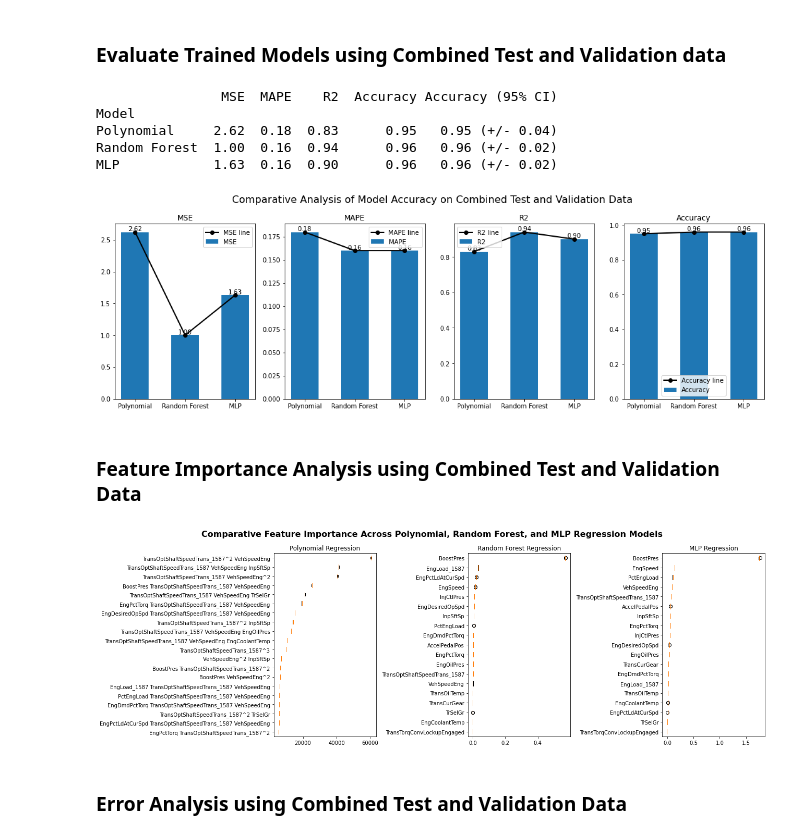
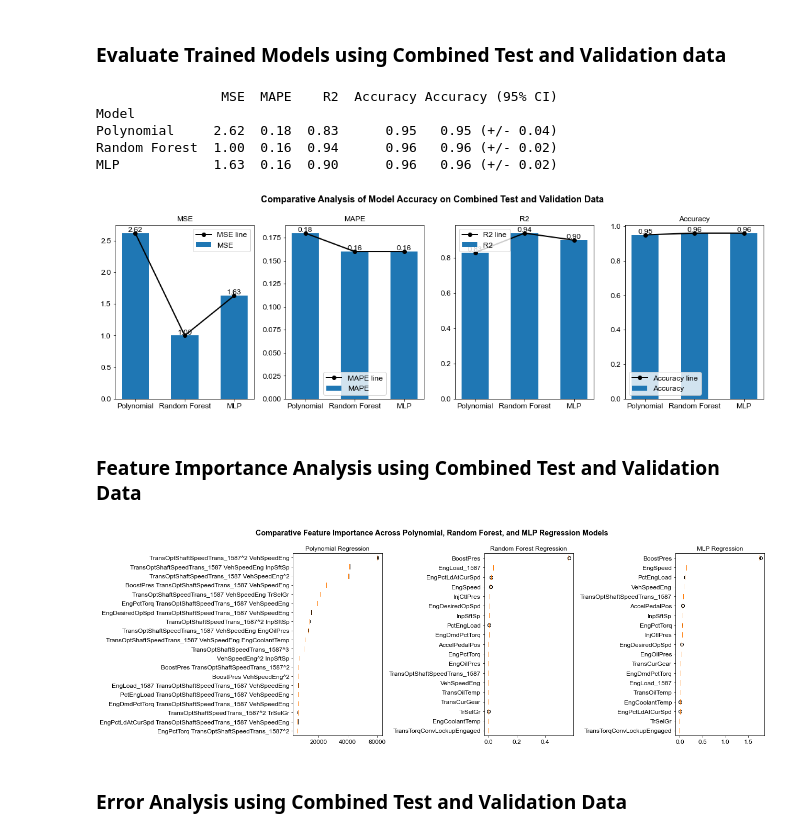
Before and after one commit to gugaumich/Diesel_Truck, a Jupyter notebook: Supervised_Learning_last_version.ipynb, the cells around one changed output. Cells and saved outputs as stored; diff of their text form; code cells hidden in the pictures.

```diff
--- a/Supervised_Learning_last_version.ipynb
+++ b/Supervised_Learning_last_version.ipynb
@@ -275,7 +275,7 @@ index = np.arange(len(models))
 bar_width = 0.55
 
 fig, ax = plt.subplots(1, len(metrics), figsize=(15, 5))
-fig.suptitle('Comparative Analysis of Model Accuracy on Test Data', fontsize=16)
+fig.suptitle('Comparative Analysis of Model Accuracy on Test Data', fontweight='bold')
 
 for i, metric in enumerate(metrics):
     model_scores = results_df[metric].values
@@ -286,13 +286,14 @@ for i, metric in enumerate(metrics):
     for j, value in enumerate(model_scores):
         ax[i].text(index[j], value, f'{value:.2f}', ha='center', va='bottom')
 
-    ax[i].set_title(metric)
+    ax[i].set_title(metric, fontsize=12, fontfamily='Arial')
     ax[i].set_xticks(index)
     # ax[i].set_xticklabels(models, rotation=45)
     ax[i].set_xticklabels(models)
     ax[i].legend()
 
 plt.tight_layout()
+plt.rc('font', family='Arial', size=12)
 plt.show()
 # %% [output]
                 MSE  MAPE    R2  Accuracy Accuracy (95% CI)
@@ -304,31 +305,26 @@ MLP            0.52  0.15  0.97      0.96   0.96 (+/- 0.02)
 # %% [markdown]
 ### Sensitivity Analysis for Random Forest
 # %%
-param_grid = {'n_estimators': [10, 50, 100, 200, 300]}
+param_grid = {'n_estimators': [10, 20, 30, 50, 100, 200, 300]}
 cv_fold = 5
 scoring = 'neg_mean_squared_error'
-
 
 ave_scores = []
 
 for n_estimator in param_grid['n_estimators']:
-
     rf = RandomForestRegressor(random_state=42, n_estimators=n_estimator)
-
     grid_search = GridSearchCV(estimator=rf, param_grid={}, cv=cv_fold, scoring=scoring, n_jobs=-1, verbose=2)
     grid_search.fit(X_train_scaled, y_train)
-
     ave_score = np.mean(grid_search.cv_results_['mean_test_score'])
     ave_scores.append(ave_score)
-
 print(ave_scores)
 
-# Plot the results
 plt.plot(param_grid['n_estimators'], ave_scores, marker='o')
 plt.xlabel('Number of Estimators')
 plt.ylabel('Average ' + scoring)
-plt.title('Sensitivity Analysis for Random Forest Model based on Number of Estimators ')
+plt.title('Sensitivity Analysis for Random Forest based on Number of Estimators', fontweight='bold')
 plt.grid(True)
+plt.rc('font', family='Arial', size=12)
 plt.show()
 # %% [output]
 Fitting 5 folds for each of 1 candidates, totalling 5 fits
@@ -391,7 +389,7 @@ index = np.arange(len(models))
 bar_width = 0.55
 
 fig, ax = plt.subplots(1, len(metrics), figsize=(15, 5))
-fig.suptitle('Comparative Analysis of Model Accuracy on Combined Test and Validation Data', fontsize=16)
+fig.suptitle('Comparative Analysis of Model Accuracy on Combined Test and Validation Data',fontweight='bold')
 
 for i, metric in enumerate(metrics):
     model_scores = results_df[metric].values
@@ -402,13 +400,14 @@ for i, metric in enumerate(metrics):
     for j, value in enumerate(model_scores):
         ax[i].text(index[j], value, f'{value:.2f}', ha='center', va='bottom')
 
-    ax[i].set_title(metric)
+    ax[i].set_title(metric, fontsize=12, fontfamily='Arial')
     ax[i].set_xticks(index)
     # ax[i].set_xticklabels(models, rotation=45)
     ax[i].set_xticklabels(models)
     ax[i].legend()
 
 plt.tight_layout()
+plt.rc('font', family='Arial', size=12)
 plt.show()
 # %% [output]
                 MSE  MAPE    R2  Accuracy Accuracy (95% CI)
@@ -416,7 +415,7 @@ Model
 Polynomial     2.62  0.18  0.83      0.95   0.95 (+/- 0.04)
 Random Forest  1.00  0.16  0.94      0.96   0.96 (+/- 0.02)
 MLP            1.63  0.16  0.90      0.96   0.96 (+/- 0.02)
-[figure, old version]
+[figure, new version]
 # %% [markdown]
 ### Feature Importance Analysis using Combined Test and Validation Data
 # %%
@@ -430,36 +429,38 @@ def plot_permutation_importance(model, X, y, ax, feature_names, title, top_n_fea
     results = permutation_importance(model, X, y, n_repeats=10, random_state=42, n_jobs=-1)
 
     # Sort the features by importance
     sorted_idx = results.importances_mean.argsort()
     if top_n_features > len(sorted_idx):
         top_n_features = len(sorted_idx)
     sorted_idx_top = sorted_idx[-top_n_features:]
 
     sorted_feature_names = [feature_names[i] for i in sorted_idx_top] if feature_names is not None else sorted_idx_top
 
     ax.boxplot(results.importances[sorted_idx_top].T, vert=False, labels=sorted_feature_names)
-    ax.set_title(title)
+    ax.set_title(title, fontsize=12, fontfamily='Arial')
 
 fig, axs = plt.subplots(1, 3, figsize=(18, 6))
-fig.suptitle('Comparative Feature Importance Across Polynomial, Random Forest, and MLP Regression Models', fontsize=16, fontweight='bold')
+fig.suptitle('Comparative Feature Importance Across Polynomial, Random Forest, and MLP Regression Models',
+             fontweight='bold')
 
 feature_names = X_combined.columns
 # feature_names_poly = poly_features.get_feature_names_out(input_features=X_val.columns)
 try:
     feature_names_poly = poly_features.get_feature_names_out(input_features=X_combined.columns)
 except AttributeError:
     feature_names_poly = poly_features.get_feature_names(input_features=X_combined.columns)
 # Polynomial Regression model
 plot_permutation_importance(poly_model, X_combined_poly, y_combined, axs[0], feature_names_poly, "Polynomial Regression")
 # Random Forest model
 plot_permutation_importance(rf_model, X_combined_scaled, y_combined, axs[1], feature_names, "Random Forest Regression")
 # MLP Regression model
 plot_permutation_importance(mlp_model, X_combined_scaled, y_combined, axs[2], feature_names, "MLP Regression")
 
 plt.tight_layout()
+plt.rc('font', family='Arial', size=12)
 plt.show()
 # %% [output]
-[figure, old version]
+[figure, new version]
 # %% [markdown]
 ### Error Analysis using Combined Test and Validation Data
 # %%
```
Also changed, not shown: parts of 24 cells of this notebook.
